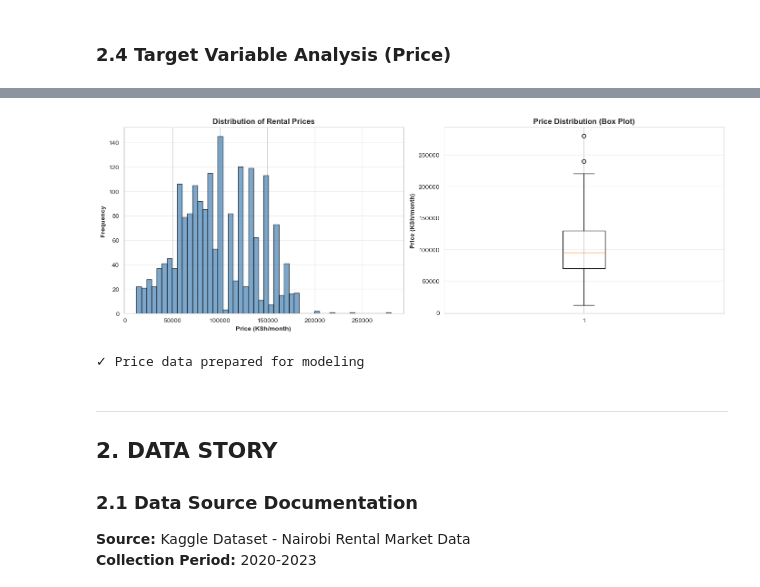
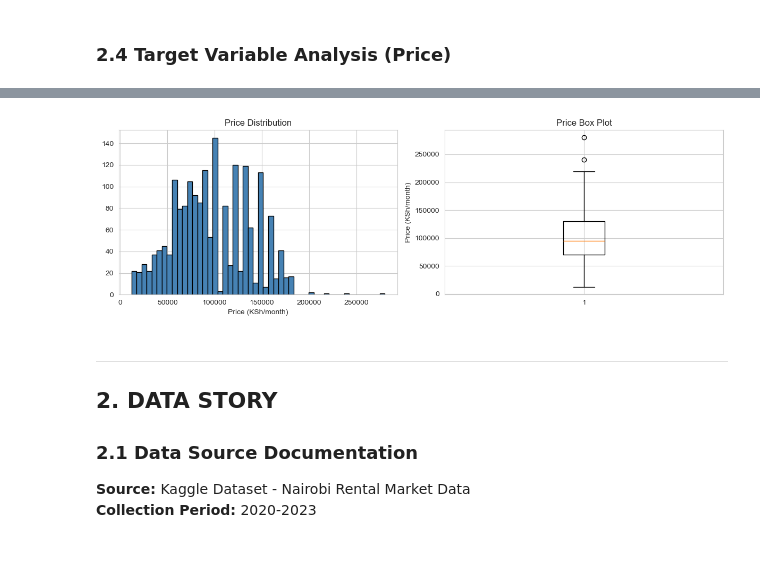
Before and after one commit to marykamithi/nairobi-housing-price-prediction, a Jupyter notebook: Project_Housing_Price_Prediction.ipynb, the cells around one changed output, grey strips where cells are left out. Saved outputs shown, nothing was run; the diff lists cells and outputs as text; code cells hidden in the pictures; blank space fills up the shorter version.

```diff
--- a/Project_Housing_Price_Prediction.ipynb
+++ b/Project_Housing_Price_Prediction.ipynb
@@ -358,21 +48,12 @@ import pandas as pd
 import numpy as np
 import matplotlib.pyplot as plt
 import seaborn as sns
-from sklearn.preprocessing import LabelEncoder
 from sklearn.model_selection import train_test_split
 from sklearn.linear_model import LinearRegression
 from sklearn.metrics import mean_squared_error, r2_score, mean_absolute_error
 import warnings
 warnings.filterwarnings('ignore')
 
-# Configure display
-pd.set_option('display.max_columns', None)
-pd.set_option('display.max_rows', 100)
 sns.set_style("whitegrid")
-plt.rcParams['figure.figsize'] = (12, 6)
-
-print("✓ Libraries loaded successfully!")
-print(f"Pandas: {pd.__version__}")
-print(f"NumPy: {np.__version__}")
-print(f"Scikit-learn: 1.7.2")
+print("✓ Libraries loaded!")
 # %% [output]
@@ -486,51 +110,21 @@ KEY COLUMNS FOR MODELING
 # %% [markdown]
 ### 2.4 Target Variable Analysis (Price)
 # %%
-# Analyze Price column (target variable)
-print("=" * 80)
-print("PRICE ANALYSIS (TARGET VARIABLE)")
-print("=" * 80)
-
-# Show raw price values (as strings)
-print(f"\nSample Price values (raw):")
-print(df_raw['Price'].head(10).values)
-
-# Clean and convert price to numeric
-df_raw['Price_Clean'] = df_raw['Price'].str.replace('KSh ', '').str.replace(',', '')
-df_raw['Price_Numeric'] = pd.to_numeric(df_raw['Price_Clean'], errors='coerce')
+# Clean price data
+df_raw['Price_Numeric'] = df_raw['Price'].str.replace('KSh ', '').str.replace(',', '').astype(float)
 
 # Statistics
-print(f"\n" + "=" * 80)
-print("PRICE STATISTICS (in KSh)")
-print("=" * 80)
-price_stats = df_raw['Price_Numeric'].describe()
-print(price_stats)
+print("Price Statistics:")
+print(df_raw['Price_Numeric'].describe())
 
-print(f"\nInterpretation:")
-print(f"  • Minimum rent: KSh {price_stats['min']:,.0f}/month")
-print(f"  • Maximum rent: KSh {price_stats['max']:,.0f}/month")
-print(f"  • Average rent: KSh {price_stats['mean']:,.0f}/month")
-print(f"  • Median rent: KSh {df_raw['Price_Numeric'].median():,.0f}/month")
-print(f"  • Std deviation: KSh {price_stats['std']:,.0f}")
-
-# Visualize price distribution
-fig, axes = plt.subplots(1, 2, figsize=(14, 5))
-
-# Histogram
-axes[0].hist(df_raw['Price_Numeric'].dropna(), bins=50, color='steelblue', edgecolor='black', alpha=0.7)
-axes[0].set_xlabel('Price (KSh/month)', fontweight='bold')
-axes[0].set_ylabel('Frequency', fontweight='bold')
-axes[0].set_title('Distribution of Rental Prices', fontweight='bold', fontsize=12)
-axes[0].grid(axis='y', alpha=0.3)
-
-# Box plot
-axes[1].boxplot(df_raw['Price_Numeric'].dropna(), vert=True)
-axes[1].set_ylabel('Price (KSh/month)', fontweight='bold')
-axes[1].set_title('Price Distribution (Box Plot)', fontweight='bold', fontsize=12)
-axes[1].grid(axis='y', alpha=0.3)
-
+# Visualize
+fig, axes = plt.subplots(1, 2, figsize=(12, 4))
+axes[0].hist(df_raw['Price_Numeric'].dropna(), bins=50, color='steelblue', edgecolor='black')
+axes[0].set_xlabel('Price (KSh/month)')
+axes[0].set_title('Price Distribution')
+axes[1].boxplot(df_raw['Price_Numeric'].dropna())
+axes[1].set_ylabel('Price (KSh/month)')
+axes[1].set_title('Price Box Plot')
 plt.tight_layout()
 plt.show()
-
-print(f"\n✓ Price data prepared for modeling")
 # %% [output]
@@ -554,5 +141,4 @@ count      1848.000000
-[figure, old version]
+[figure, new version]
-✓ Price data prepared for modeling
 # %% [markdown]
 ---
 
```
Also changed, not shown: parts of 22 cells of this notebook.
